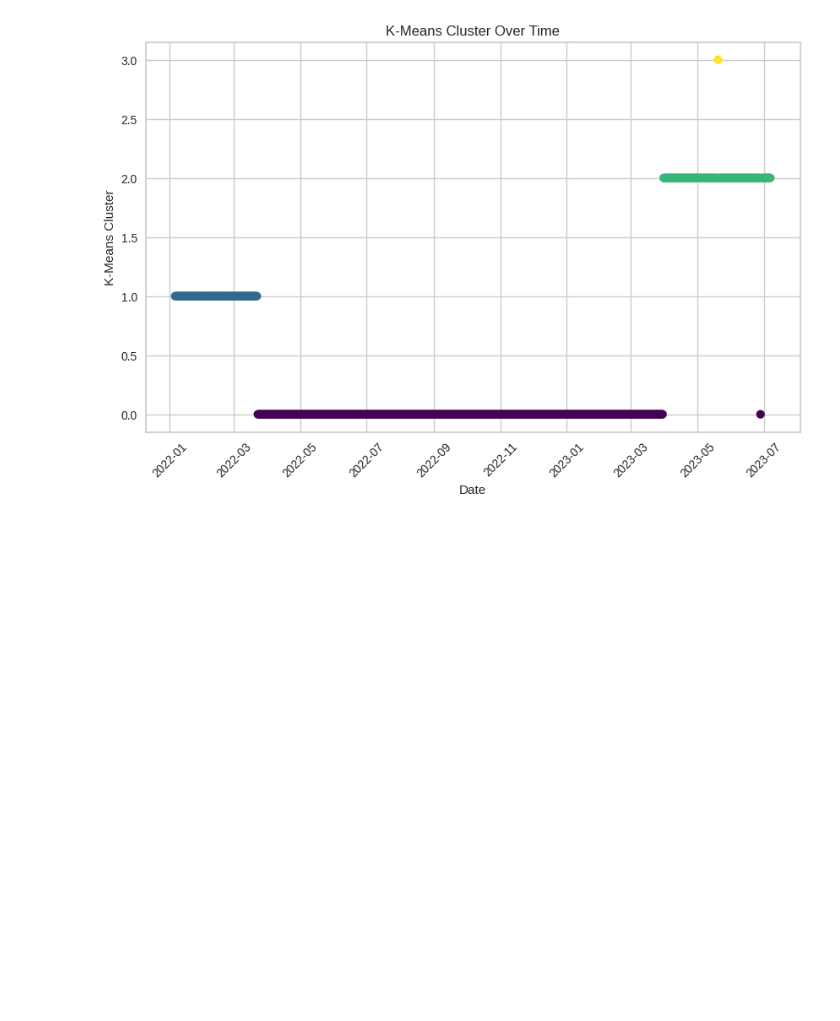
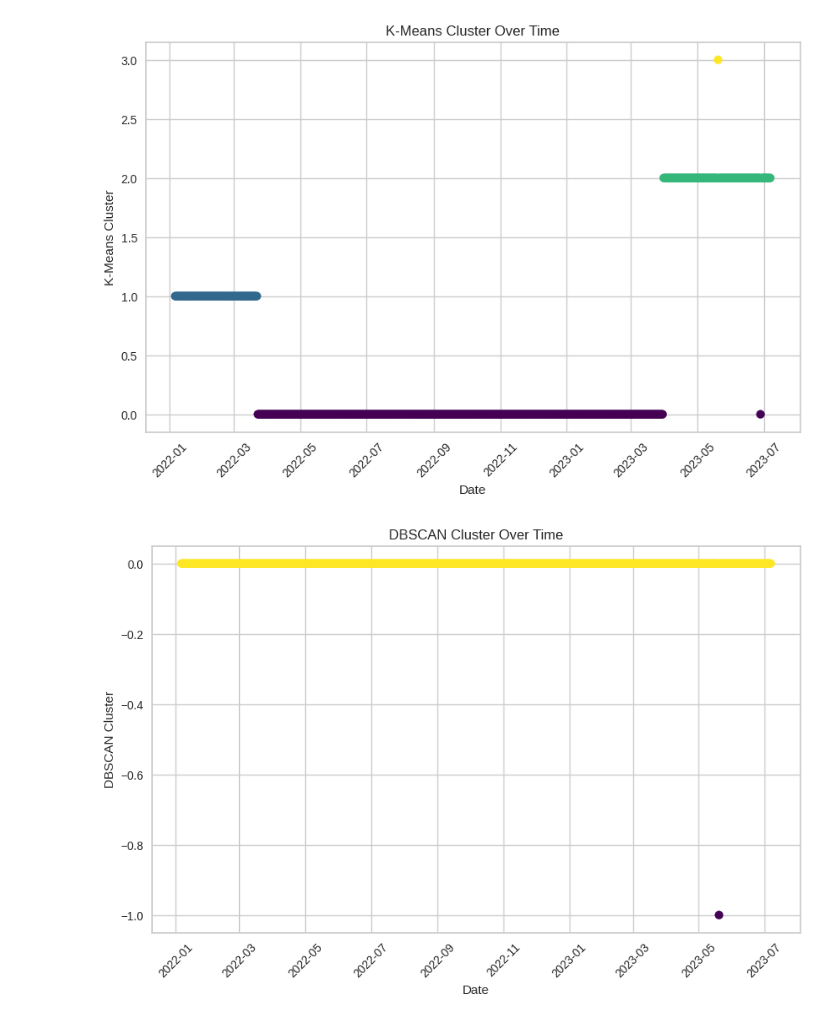
Before and after one commit to Matt17BR/ml4ds2324_cluster_analysis, a Jupyter notebook: scripts/cluster_analysis.ipynb, the cells around one changed output. Saved outputs shown, nothing was run; the diff lists cells and outputs as text; code cells hidden in the pictures; blank space fills up the shorter version.

```diff
--- a/scripts/cluster_analysis.ipynb
+++ b/scripts/cluster_analysis.ipynb
@@ -129,8 +129,6 @@ plt.show()
 # %% [markdown]
 Plot dates on the x-axis and cluster groups on the y-axis
 # %%
-plotting_df['Day'] = pd.to_datetime(plotting_df['Day'])
-
 plt.figure(figsize=(10, 6))
 plt.scatter(plotting_df['Day'], plotting_df['K-Means Cluster'], c=plotting_df['K-Means Cluster'], cmap='viridis')
 plt.title('K-Means Cluster Over Time')
@@ -141,3 +139,14 @@ plt.xticks(rotation=45)
 plt.show()
 # %% [output]
 [figure]
+# %%
+plt.figure(figsize=(10, 6))
+plt.scatter(plotting_df['Day'], plotting_df['DBSCAN Cluster'], c=plotting_df['DBSCAN Cluster'], cmap='viridis')
+plt.title('DBSCAN Cluster Over Time')
+plt.xlabel('Date')
+plt.ylabel('DBSCAN Cluster')
+plt.grid(True)
+plt.xticks(rotation=45)
+plt.show()
+# %% [output]
+[figure, added]
```
Also changed, not shown: parts of 1 cell of this notebook, 1 other file.
